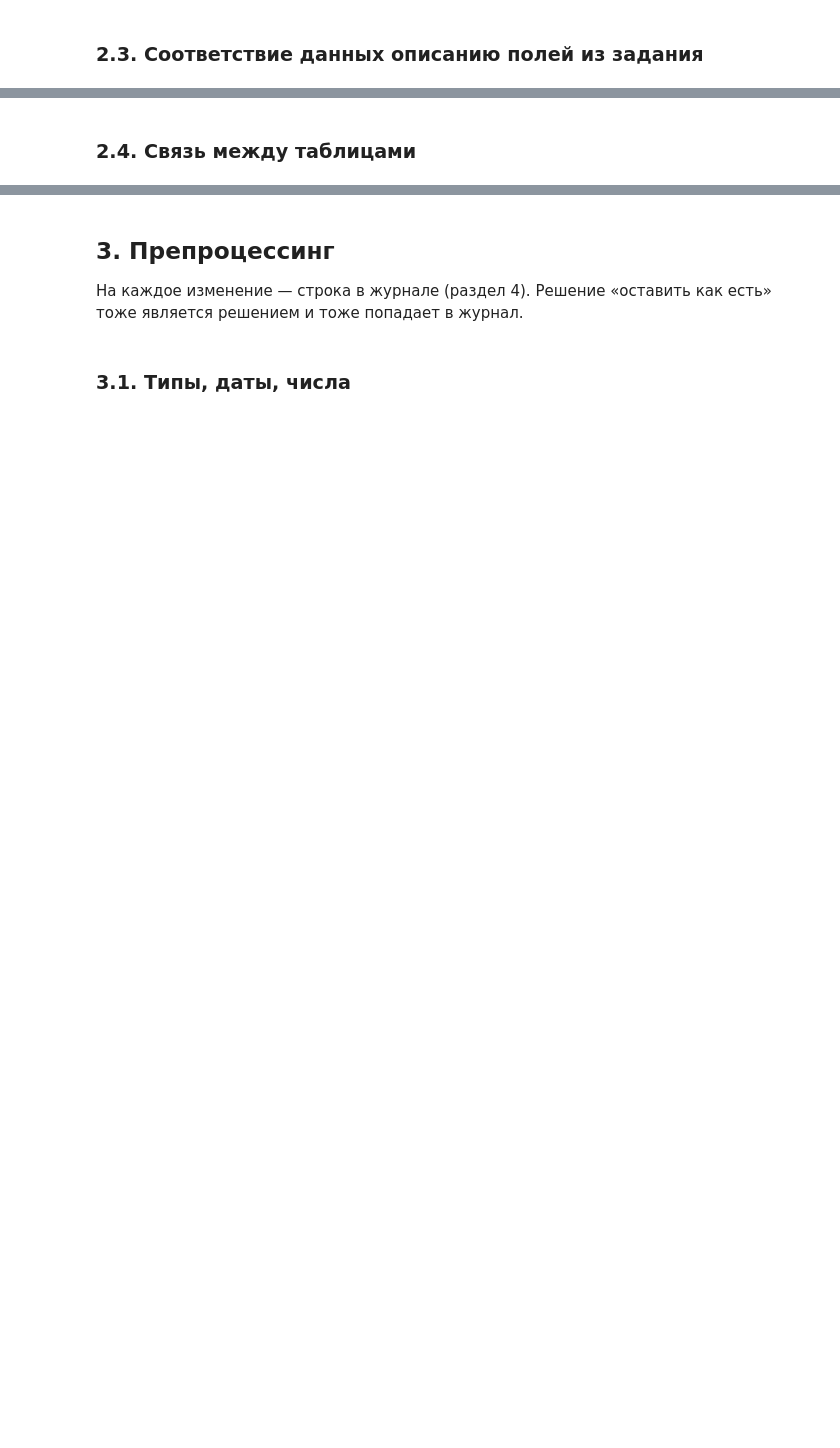
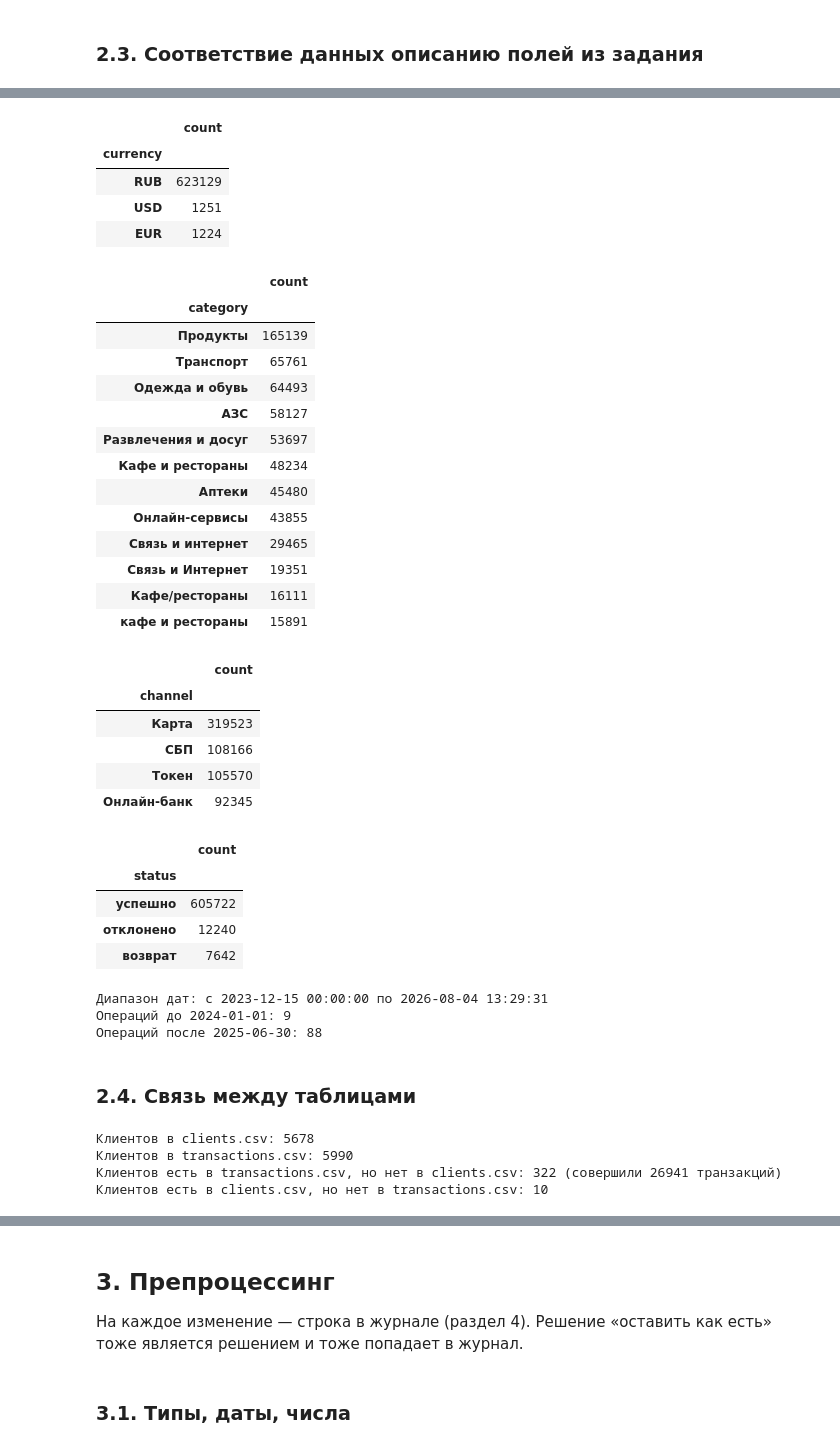
Before and after one commit to fnkb108/Dzidzenka_Mikita_Lab1, a Jupyter notebook: 01_analysis.ipynb, the cells around one changed output, grey strips where cells are left out. Drawn from its saved outputs; the diff is of its cells as text; code cells hidden in the pictures; blank space fills up the shorter version.

```diff
--- a/01_analysis.ipynb
+++ b/01_analysis.ipynb
@@ -125,2 +163,21 @@ memory usage: 716.8 KB
 # %% [markdown]
 ### 2.3. Соответствие данных описанию полей из задания
+# %%
+CLIENTS_CATEGORICAL_COLS = ['gender', 'city', 'segment', 'loyalty_tier', 'card_type', 'has_mobile_app', 'marketing_opt_in']
+
+for col in CLIENTS_CATEGORICAL_COLS:
+    display(df_clients_raw[col].value_counts(dropna=False).to_frame('count'))
+
+invalid_income = df_clients_raw[df_clients_raw['monthly_income'] < 0]
+
+print(f'Найдено записей с monthly_income <= 0: {len(invalid_income)}')
+display(
+    invalid_income[[
+        'client_id',
+        'monthly_income',
+        'segment',
+        'city',
+        'income_source',
+        'branch_code',
+    ]].head(10)
+)
@@ -127,3 +245,63 @@ memory usage: 716.8 KB
+# %%
+TXN_CATEGORICAL_COLS = ['currency', 'category', 'channel', 'status']
+
+for col in TXN_CATEGORICAL_COLS:
+    display(df_txn_raw[col].value_counts(dropna=False).to_frame('count'))
+
+txn_dt_temp = pd.to_datetime(df_txn_raw['txn_datetime'], format='mixed')
+print(f"\nДиапазон дат: с {txn_dt_temp.min()} по {txn_dt_temp.max()}")
+print(f"Операций до 2024-01-01: {(txn_dt_temp < '2024-01-01').sum()}")
+print(f"Операций после 2025-06-30: {(txn_dt_temp > '2025-06-30 23:59:59').sum()}")
+# %% [output]
+|  | count |
+| currency |  |
+| RUB | 623129 |
+| USD | 1251 |
+| EUR | 1224 |
+|  | count |
+| category |  |
+| Продукты | 165139 |
+| Транспорт | 65761 |
+| Одежда и обувь | 64493 |
+| АЗС | 58127 |
+| Развлечения и досуг | 53697 |
+| Кафе и рестораны | 48234 |
+| Аптеки | 45480 |
+| Онлайн-сервисы | 43855 |
+| Связь и интернет | 29465 |
+| Связь и Интернет | 19351 |
+| Кафе/рестораны | 16111 |
+| кафе и рестораны | 15891 |
+|  | count |
+| channel |  |
+| Карта | 319523 |
+| СБП | 108166 |
+| Токен | 105570 |
+| Онлайн-банк | 92345 |
+|  | count |
+| status |  |
+| успешно | 605722 |
+| отклонено | 12240 |
+| возврат | 7642 |
+Диапазон дат: с 2023-12-15 00:00:00 по 2026-08-04 13:29:31
+Операций до 2024-01-01: 9
+Операций после 2025-06-30: 88
 # %% [markdown]
 ### 2.4. Связь между таблицами
+# %%
+cids_clients = set(df_clients_raw['client_id'])
+cids_txns = set(df_txn_raw['client_id'])
+
+diff_tx_only = cids_txns - cids_clients
+diff_cl_only = cids_clients - cids_txns
+
+print(f"Клиентов в clients.csv: {len(cids_clients)}")
+print(f"Клиентов в transactions.csv: {len(cids_txns)}")
+print(f"Клиентов есть в transactions.csv, но нет в clients.csv: {len(diff_tx_only)} (совершили {df_txn_raw['client_id'].isin(diff_tx_only).sum()} транзакций)")
+print(f"Клиентов есть в clients.csv, но нет в transactions.csv: {len(diff_cl_only)}")
+# %% [output]
+Клиентов в clients.csv: 5678
+Клиентов в transactions.csv: 5990
+Клиентов есть в transactions.csv, но нет в clients.csv: 322 (совершили 26941 транзакций)
+Клиентов есть в clients.csv, но нет в transactions.csv: 10
 # %% [markdown]
```
Also changed, not shown: parts of 13 cells of this notebook.
